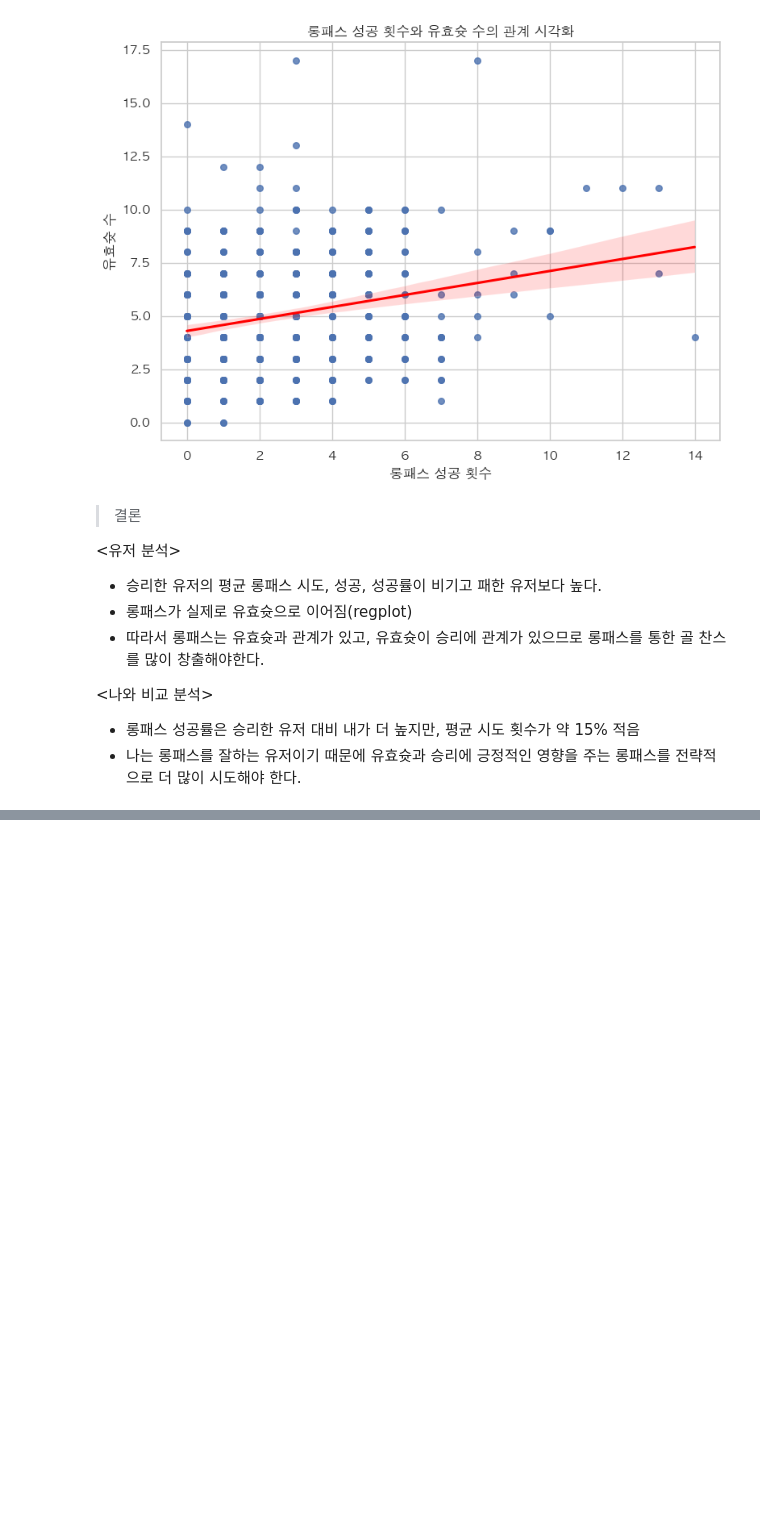
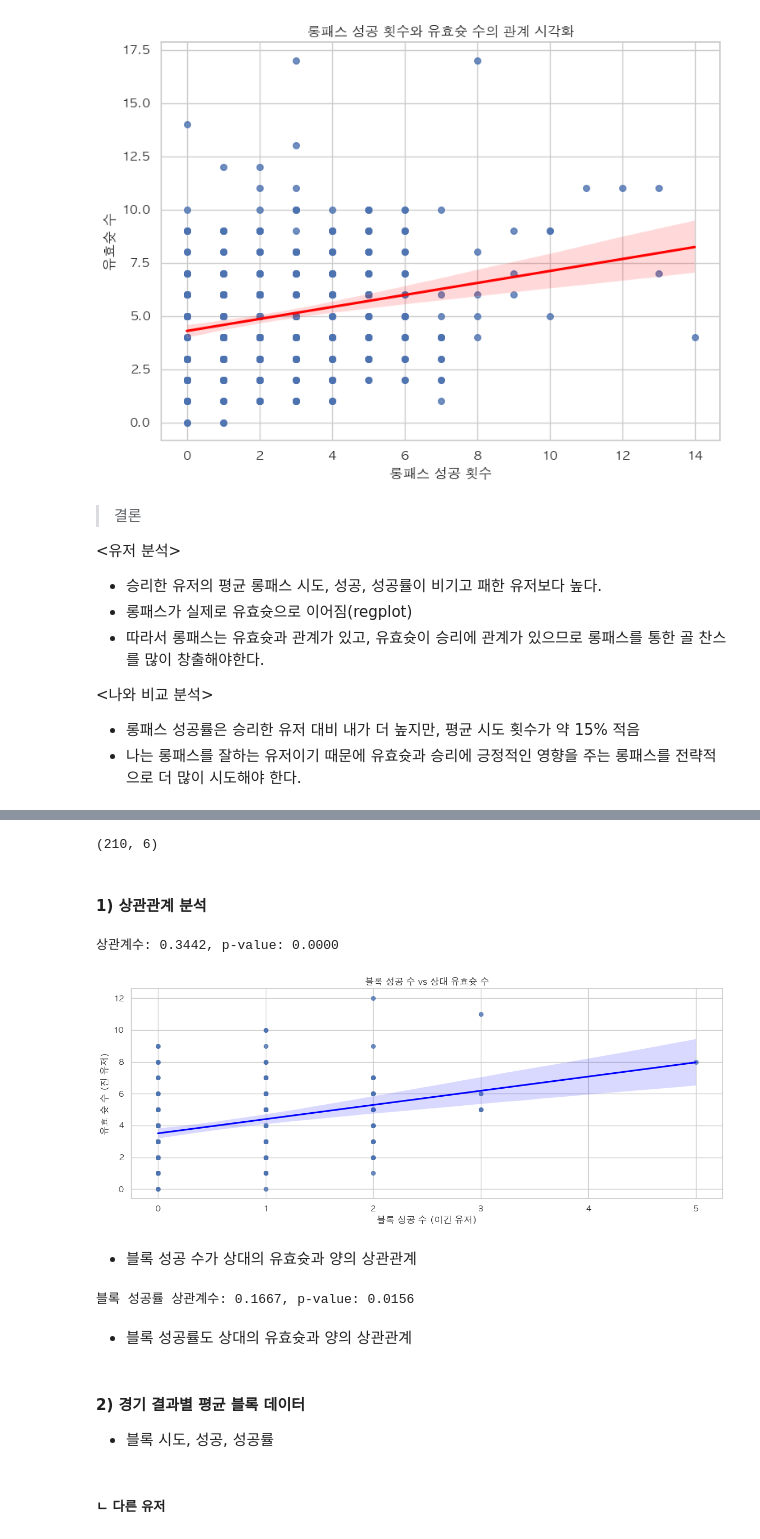
Before and after one commit to harrym8n/Proj_FC_Online, a Jupyter notebook: fconline_analysis_insight.ipynb, the cells around one changed output, grey strips where cells are left out. Saved outputs shown, nothing was run; the diff lists cells and outputs as text; code cells hidden in the pictures; blank space fills up the shorter version.

Commit message:
Process EDA for the feature(block)

```diff
--- a/fconline_analysis_insight.ipynb
+++ b/fconline_analysis_insight.ipynb
@@ -1336,0 +1360,4 @@ plt.show()
+# %%
+# 패한 상대 테이블 컬럼명 변경
+lose_df = lose_df.rename(columns={'effectiveShootTotal':'lose_effectiveShootTotal', 'possession':'lose_possession'})
+lose_df.head()
@@ -1336,0 +1371,4 @@ plt.show()
+# %%
+# 승리한 상대의 블록, 점유율 데이터
+win_df = encoded_df[encoded_df['matchResult'] == '승'][['matchId','blockTry','blockSuccess','possession']]
+win_df.head()
@@ -1336,0 +1382,4 @@ plt.show()
+# %%
+# 승리한 상대 테이블 컬럼명 변경
+win_df = win_df.rename(columns={'blockTry':'win_blockTry', 'blockSuccess':'win_blockSuccess', 'possession':'win_possession'})
+win_df.head()
@@ -1336,0 +1393,4 @@ plt.show()
+# %%
+# 데이터 병합
+merge_df = pd.merge(lose_df, win_df, how='inner', on='matchId')
+merge_df.head(3)
@@ -1336,0 +1402,45 @@ plt.show()
+# %%
+merge_df.shape
+# %% [output]
+(210, 6)
+# %% [markdown]
+#### 1) 상관관계 분석
+# %%
+# 컬럼 간 상관관계 분석
+corr, p = pearsonr(merge_df['win_blockSuccess'], merge_df['lose_effectiveShootTotal'])
+print(f"상관계수: {corr:.4f}, p-value: {p:.4f}")
+
+# 시각화: 블록 성공 vs 상대 유효슛
+sns.regplot(
+    data=merge_df,
+    x='win_blockSuccess',
+    y='lose_effectiveShootTotal',
+    scatter_kws={'s': 30},
+    line_kws={'color': 'blue'}
+)
+plt.title('블록 성공 수 vs 상대 유효슛 수')
+plt.xlabel('블록 성공 수 (이긴 유저)')
+plt.ylabel('유효 슛 수 (진 유저)')
+plt.grid(True)
+plt.tight_layout()
+plt.show()
+# %% [output]
+상관계수: 0.3442, p-value: 0.0000
+[figure, added]
+# %% [markdown]
+- 블록 성공 수가 상대의 유효슛과 양의 상관관계
+# %%
+merge_df['block_success_rate'] = merge_df['win_blockSuccess'] / merge_df['win_blockTry']
+
+# 블록 성공률과 상대 유효슛의 상관관계 분석
+corr, p = pearsonr(merge_df['block_success_rate'], merge_df['lose_effectiveShootTotal'])
+print(f"블록 성공률 상관계수: {corr:.4f}, p-value: {p:.4f}")
+# %% [output]
+블록 성공률 상관계수: 0.1667, p-value: 0.0156
+# %% [markdown]
+- 블록 성공률도 상대의 유효슛과 양의 상관관계
+# %% [markdown]
+#### 2) 경기 결과별 평균 블록 데이터
+- 블록 시도, 성공, 성공률
+# %% [markdown]
+##### ㄴ 다른 유저
```
Also changed, not shown: parts of 31 cells of this notebook.
